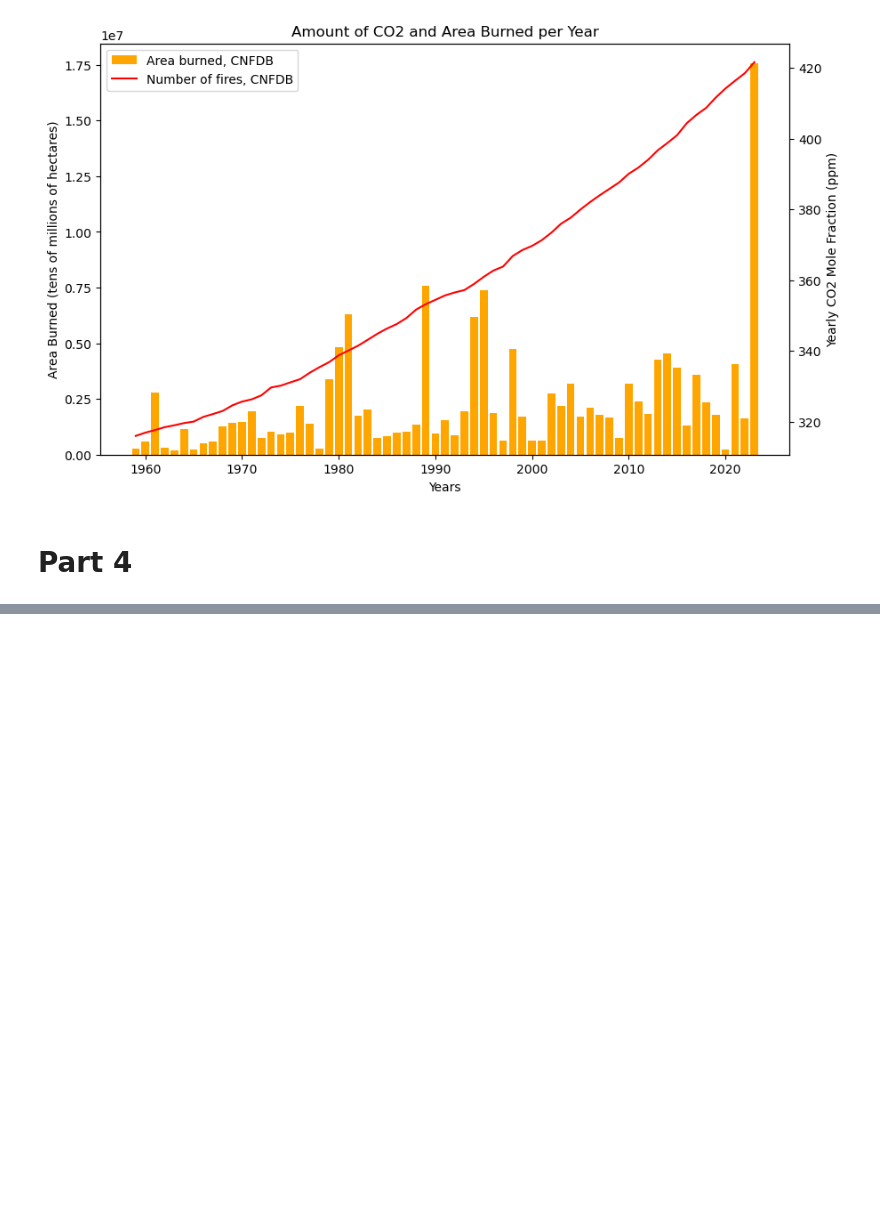
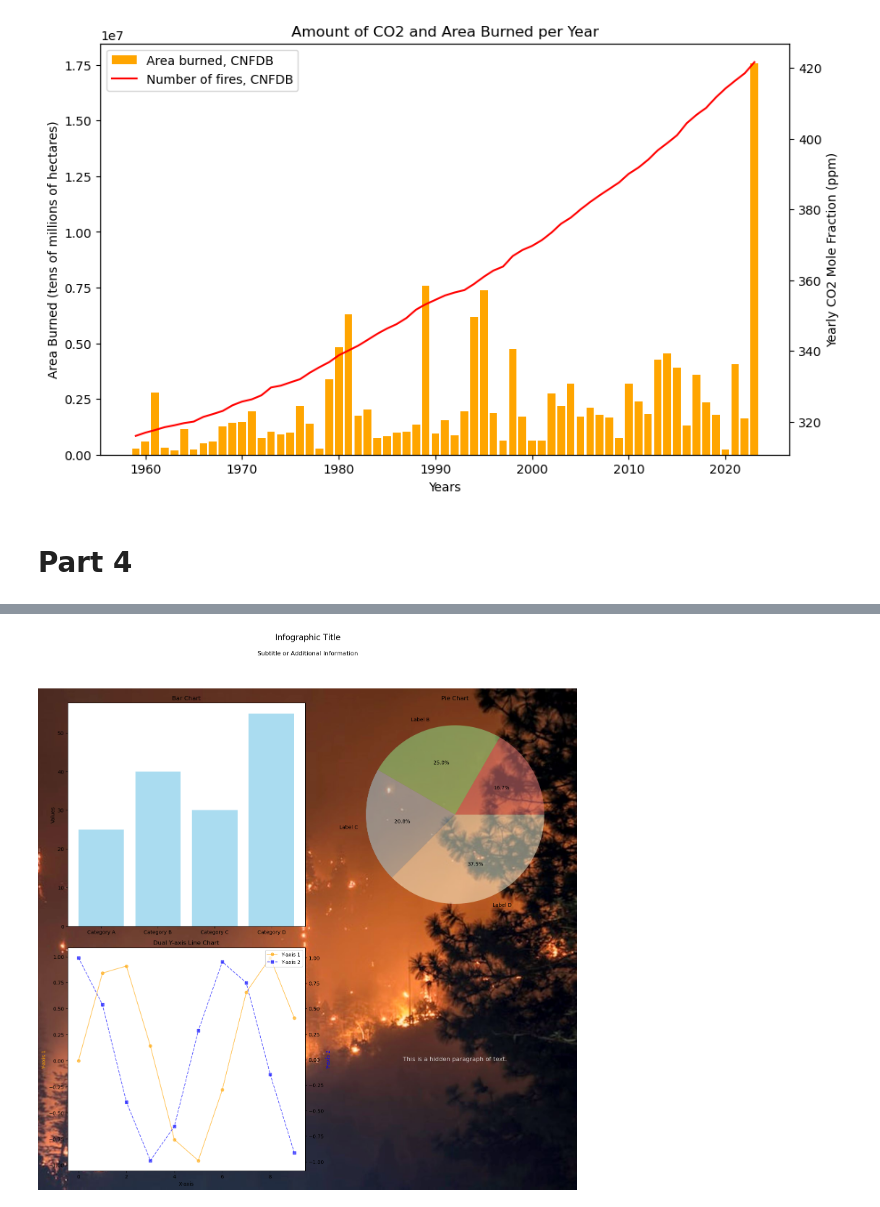
Before and after one commit to Ameridiem7903/ENDG310-Lab2, a Jupyter notebook: Lab2-data.ipynb, the cells around one changed output, grey strips where cells are left out. Drawn from its saved outputs; the diff is of its cells as text; code cells hidden in the pictures; blank space fills up the shorter version.

```diff
--- a/Lab2-data.ipynb
+++ b/Lab2-data.ipynb
@@ -231,0 +256,70 @@ plt.show()
+# %%
+import matplotlib.pyplot as plt
+import seaborn as sns
+import numpy as np
+
+# Sample data for the charts
+categories = ['Category A', 'Category B', 'Category C', 'Category D']
+values = [25, 40, 30, 55]
+labels = ['Label A', 'Label B', 'Label C', 'Label D']
+values_pie = [20, 30, 25, 45]
+x = np.arange(10)
+y = np.sin(x)
+y2 = np.cos(x)  # Secondary y-axis data
+
+# Create a figure with two rows and two columns of subplots
+fig, axes = plt.subplots(nrows=2, ncols=2, figsize=(12, 8))
+
+# Load and display the background image
+background_image_path = 'photo-1511027643875-5cbb0439c8f1.jpg'  # Replace with your image file
+background_image = plt.imread(background_image_path)
+fig.figimage(background_image, 0, 0, alpha=1.0, resize=True, zorder=-1)  # Display background image with z-order -1
+
+# First chart: Bar chart (Top row, left column)
+bar_alpha = 0.7  # Alpha value for bars in the bar chart
+axes[0, 0].bar(categories, values, color='skyblue', alpha=bar_alpha)
+axes[0, 0].set_title('Bar Chart')
+axes[0, 0].set_ylabel('Values')
+
+# Second chart: Pie chart (Top row, right column)
+pie_alpha = 0.5  # Alpha value for the pie chart
+wedges, texts, autotexts = axes[0, 1].pie(values_pie, labels=labels, autopct='%1.1f%%',
+                                           colors=['lightcoral', 'lightgreen', 'lightblue', 'lightyellow'],
+                                           wedgeprops={'alpha': pie_alpha})
+axes[0, 1].set_title('Pie Chart')
+
+# Third chart: Dual y-axis line chart (Bottom row, spanning both columns)
+line_alpha = 0.6  # Alpha value for lines in the line chart
+ax3_0 = axes[1, 0]
+ax3_1 = ax3_0.twinx()  # Create a secondary y-axis
+line1, = ax3_0.plot(x, y, marker='o', linestyle='-', color='orange', label='Y-axis 1', alpha=line_alpha)
+line2, = ax3_1.plot(x, y2, marker='s', linestyle='--', color='blue', label='Y-axis 2', alpha=line_alpha)
+ax3_0.set_title('Dual Y-axis Line Chart')
+ax3_0.set_xlabel('X-axis')
+ax3_0.set_ylabel('Y-axis 1', color='orange')
+ax3_1.set_ylabel('Y-axis 2', color='blue')
+
+# Add a legend for the dual y-axis chart
+ax3_0.legend([line1, line2], ['Y-axis 1', 'Y-axis 2'], loc='upper right')
+
+# Hidden subplot (No chart, but contains text)
+hidden_text = "This is a hidden paragraph of text."  # Your text content
+axes[1, 1].text(0.5, 0.5, hidden_text, fontsize=12, ha='center', va='center', color='white', alpha=0.7)
+axes[1, 1].axis('off')  # Hide the empty subplot
+
+# Add text to the infographic
+text_x = 0.5  # X-coordinate for the text
+text_y = 1.1  # Y-coordinate for the text
+fig.text(text_x, text_y, 'Infographic Title', fontsize=16, ha='center')
+fig.text(text_x, text_y - 0.03, 'Subtitle or Additional Information', fontsize=12, ha='center')
+
+# Adjust spacing between subplots
+plt.tight_layout()
+
+# Save the infographic as an image (optional)
+# plt.savefig('infographic_with_background.jpg')
+
+# Display the infographic
+plt.show()
+# %% [output]
+[figure, added]
```
Also changed, not shown: parts of 1 cell of this notebook, 1 other file.
